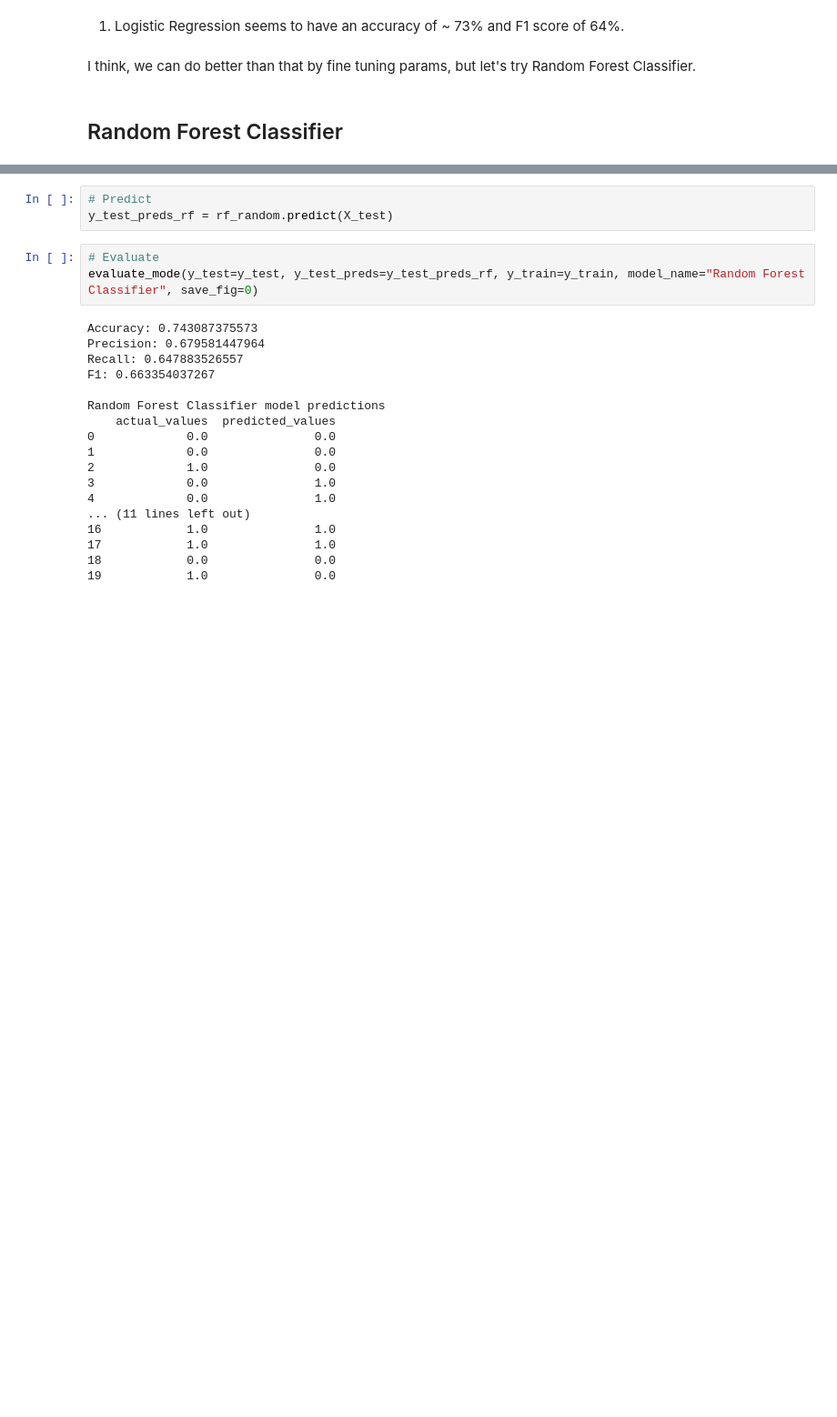
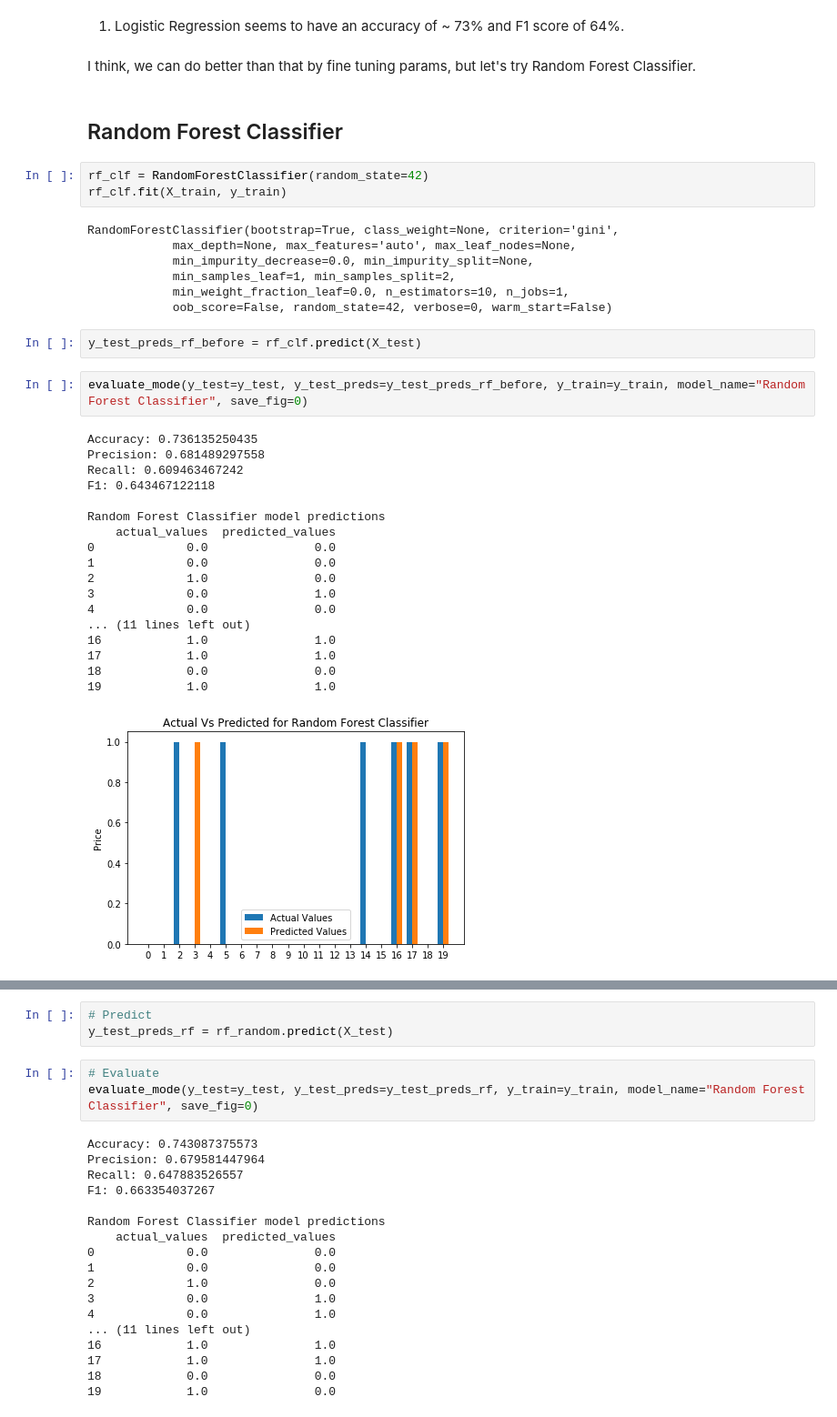
Before and after one commit to eslamelgourany/Data_Science_Capstone_Project, a Jupyter notebook: Starbucks_Capstone_notebook.ipynb, the cells around one changed output, grey strips where cells are left out. Shown at 91% size. Cells and saved outputs as stored; diff of their text form; blank space fills up the shorter version.

```diff
--- a/Starbucks_Capstone_notebook.ipynb
+++ b/Starbucks_Capstone_notebook.ipynb
@@ -1310,3 +1310,36 @@ This is for model: Logistic Regression
 I think, we can do better than that by fine tuning params, but let's try Random Forest Classifier.
 # %% [markdown]
 ## Random Forest Classifier
+# %%
+rf_clf = RandomForestClassifier(random_state=42)
+rf_clf.fit(X_train, y_train)
+# %% [output]
+RandomForestClassifier(bootstrap=True, class_weight=None, criterion='gini',
+            max_depth=None, max_features='auto', max_leaf_nodes=None,
+            min_impurity_decrease=0.0, min_impurity_split=None,
+            min_samples_leaf=1, min_samples_split=2,
+            min_weight_fraction_leaf=0.0, n_estimators=10, n_jobs=1,
+            oob_score=False, random_state=42, verbose=0, warm_start=False)
+# %%
+y_test_preds_rf_before = rf_clf.predict(X_test)
+# %%
+evaluate_mode(y_test=y_test, y_test_preds=y_test_preds_rf_before, y_train=y_train, model_name="Random Forest Classifier", save_fig=0)
+# %% [output]
+Accuracy: 0.736135250435
+Precision: 0.681489297558
+Recall: 0.609463467242
+F1: 0.643467122118
+
+Random Forest Classifier model predictions
+    actual_values  predicted_values
+0             0.0               0.0
+1             0.0               0.0
+2             1.0               0.0
+3             0.0               1.0
+4             0.0               0.0
+... (11 lines left out)
+16            1.0               1.0
+17            1.0               1.0
+18            0.0               0.0
+19            1.0               1.0
+[figure, added]
```
Also changed, not shown: parts of 8 cells of this notebook.
